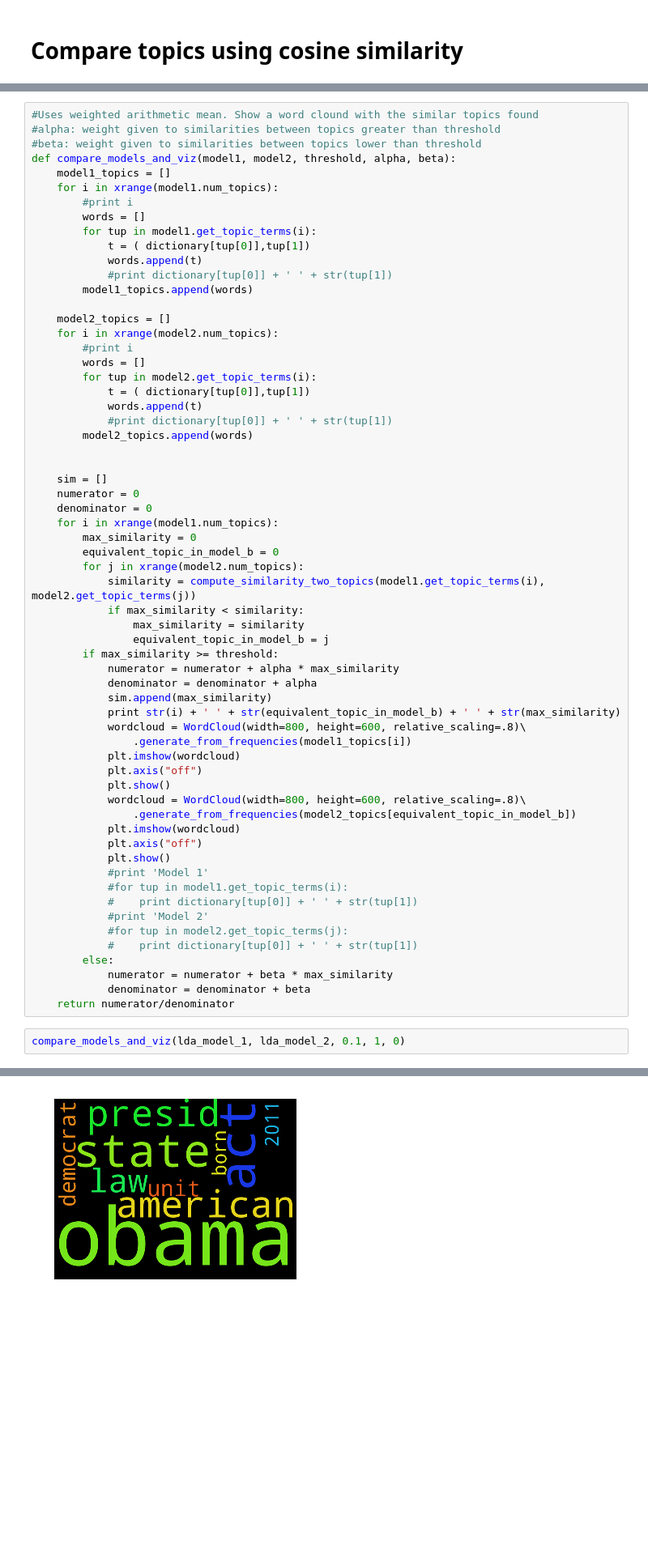
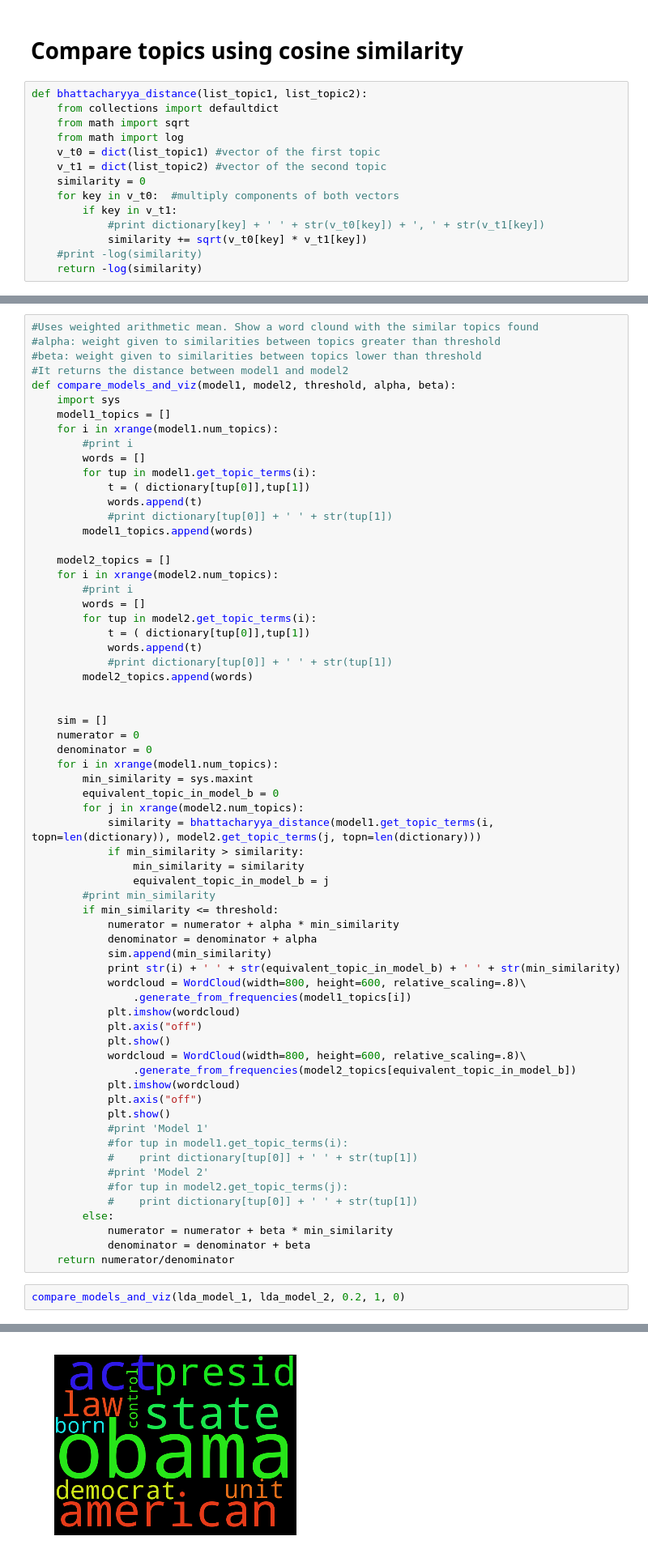
Before and after one commit to HaritzPuerto/BacherlorsThesis, a Jupyter notebook: LDA model comparison TEST.ipynb, the cells around one changed output, grey strips where cells are left out. Shown at 81% size. Drawn from its saved outputs; the diff is of its cells as text; blank space fills up the shorter version.

```diff
--- a/LDA model comparison TEST.ipynb
+++ b/LDA model comparison TEST.ipynb
@@ -198,6 +198,20 @@ phone 0.00661988986715
 # Compare models
 # %% [markdown]
 # Compare topics using cosine similarity
+# %%
+def bhattacharyya_distance(list_topic1, list_topic2):
+    from collections import defaultdict
+    from math import sqrt
+    from math import log
+    v_t0 = dict(list_topic1) #vector of the first topic
+    v_t1 = dict(list_topic2) #vector of the second topic
+    similarity = 0
+    for key in v_t0:  #multiply components of both vectors
+        if key in v_t1:
+            #print dictionary[key] + ' ' + str(v_t0[key]) + ', ' + str(v_t1[key])
+            similarity += sqrt(v_t0[key] * v_t1[key])
+    #print -log(similarity)
+    return -log(similarity)
 # %%
 def compute_similarity_two_topics(list_topic1, list_topic2):
     from collections import defaultdict
@@ -244,7 +258,9 @@ def compare_models(model1, model2, threshold):
 #Uses weighted arithmetic mean. Show a word clound with the similar topics found
 #alpha: weight given to similarities between topics greater than threshold
 #beta: weight given to similarities between topics lower than threshold
+#It returns the distance between model1 and model2
 def compare_models_and_viz(model1, model2, threshold, alpha, beta):
+    import sys
     model1_topics = []
     for i in xrange(model1.num_topics):
         #print i
@@ -270,18 +286,19 @@ def compare_models_and_viz(model1, model2, threshold, alpha, beta):
     numerator = 0
     denominator = 0
     for i in xrange(model1.num_topics):
-        max_similarity = 0
+        min_similarity = sys.maxint
         equivalent_topic_in_model_b = 0
         for j in xrange(model2.num_topics):
-            similarity = compute_similarity_two_topics(model1.get_topic_terms(i), model2.get_topic_terms(j))
-            if max_similarity < similarity:
-                max_similarity = similarity
+            similarity = bhattacharyya_distance(model1.get_topic_terms(i, topn=len(dictionary)), model2.get_topic_terms(j, topn=len(dictionary)))
+            if min_similarity > similarity:
+                min_similarity = similarity
                 equivalent_topic_in_model_b = j
-        if max_similarity >= threshold:
-            numerator = numerator + alpha * max_similarity
+        #print min_similarity
+        if min_similarity <= threshold:
+            numerator = numerator + alpha * min_similarity
             denominator = denominator + alpha
-            sim.append(max_similarity)
-            print str(i) + ' ' + str(equivalent_topic_in_model_b) + ' ' + str(max_similarity)
+            sim.append(min_similarity)
+            print str(i) + ' ' + str(equivalent_topic_in_model_b) + ' ' + str(min_similarity)
             wordcloud = WordCloud(width=800, height=600, relative_scaling=.8)\
                 .generate_from_frequencies(model1_topics[i])
             plt.imshow(wordcloud)
@@ -299,9 +316,9 @@ def compare_models_and_viz(model1, model2, threshold, alpha, beta):
             #for tup in model2.get_topic_terms(j):
             #    print dictionary[tup[0]] + ' ' + str(tup[1])
         else:
-            numerator = numerator + beta * max_similarity
+            numerator = numerator + beta * min_similarity
             denominator = denominator + beta
     return numerator/denominator
 # %%
-compare_models_and_viz(lda_model_1, lda_model_2, 0.1, 1, 0)
+compare_models_and_viz(lda_model_1, lda_model_2, 0.2, 1, 0)
 # %% [output]
@@ -309 +326 @@ compare_models_and_viz(lda_model_1, lda_model_2, 0.1, 1, 0)
-[figure, old version]
+[figure, new version]
```
Also changed, not shown: parts of 19 cells of this notebook.
